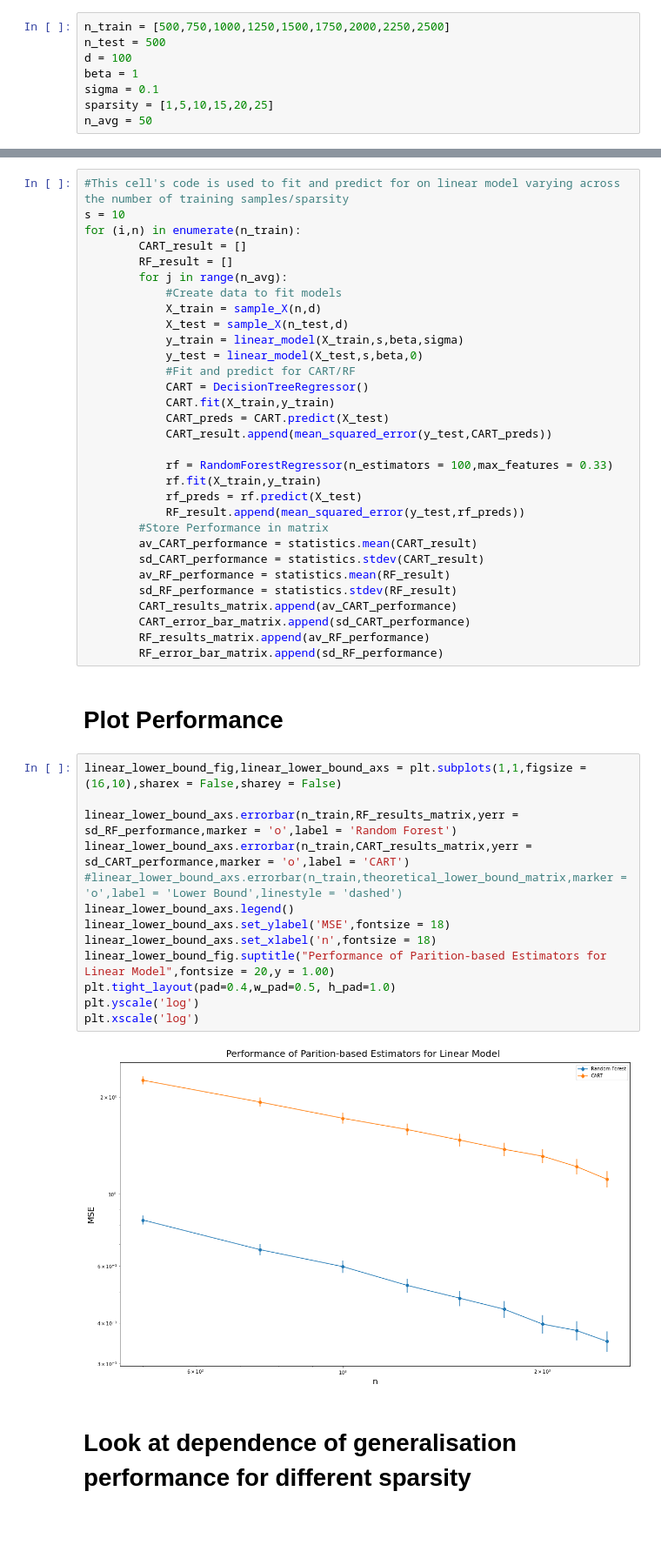
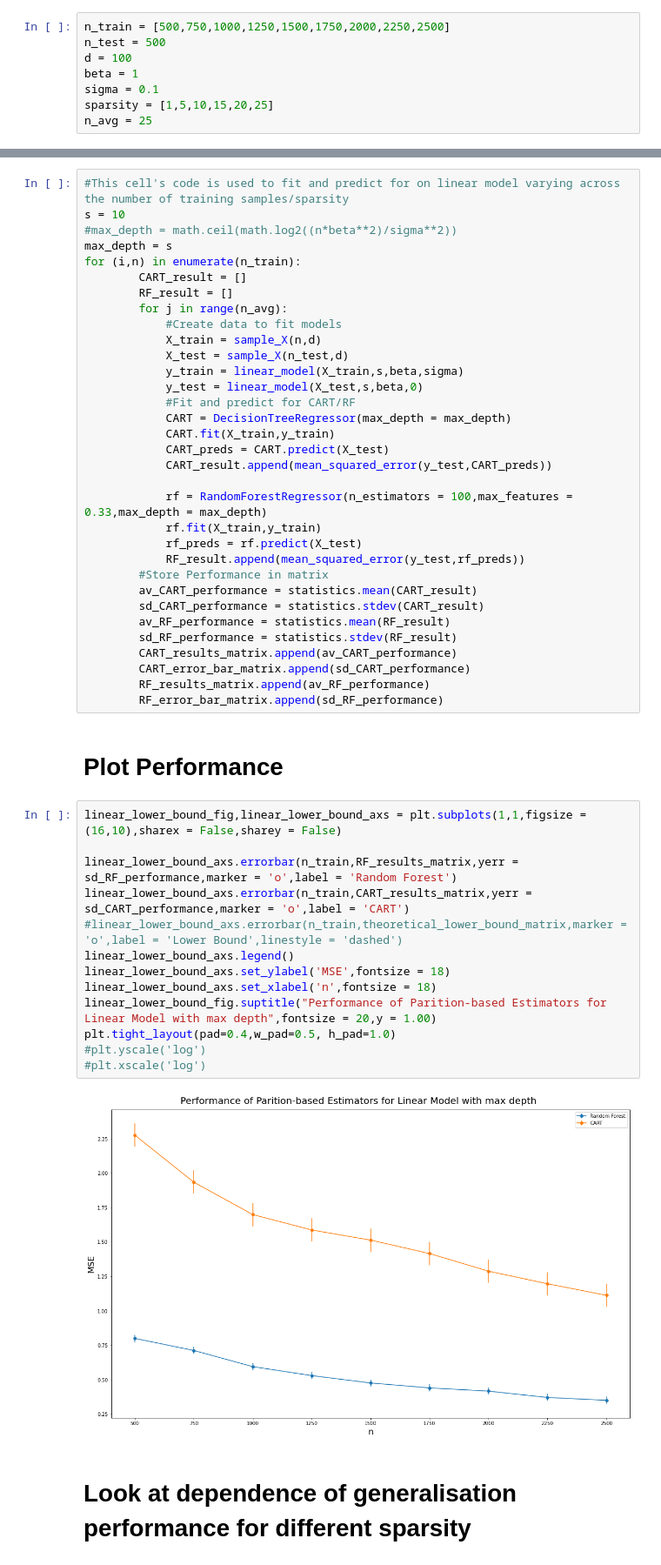
Before and after one commit to aagarwal1996/additive_trees, a Jupyter notebook: Simulations/linear_model_boolean_features.ipynb, the cells around one changed output, grey strips where cells are left out. Shown at 87% size. Saved outputs shown, nothing was run; the diff lists cells and outputs as text; blank space fills up the shorter version.

```diff
--- a/Simulations/linear_model_boolean_features.ipynb
+++ b/Simulations/linear_model_boolean_features.ipynb
@@ -52,7 +53,7 @@ d = 100
 beta = 1
 sigma = 0.1
 sparsity = [1,5,10,15,20,25]
-n_avg = 50
+n_avg = 25
 # %%
 CART_results_matrix = []
 CART_error_bar_matrix = []
@@ -62,6 +63,8 @@ RF_error_bar_matrix = []
 # %%
 #This cell's code is used to fit and predict for on linear model varying across the number of training samples/sparsity
 s = 10
+#max_depth = math.ceil(math.log2((n*beta**2)/sigma**2))
+max_depth = s
 for (i,n) in enumerate(n_train):
         CART_result = []
         RF_result = []
@@ -72,12 +75,12 @@ for (i,n) in enumerate(n_train):
             y_train = linear_model(X_train,s,beta,sigma)
             y_test = linear_model(X_test,s,beta,0)
             #Fit and predict for CART/RF
-            CART = DecisionTreeRegressor()
+            CART = DecisionTreeRegressor(max_depth = max_depth)
             CART.fit(X_train,y_train)
             CART_preds = CART.predict(X_test)
             CART_result.append(mean_squared_error(y_test,CART_preds))
 
-            rf = RandomForestRegressor(n_estimators = 100,max_features = 0.33)
+            rf = RandomForestRegressor(n_estimators = 100,max_features = 0.33,max_depth = max_depth)
             rf.fit(X_train,y_train)
             rf_preds = rf.predict(X_test)
             RF_result.append(mean_squared_error(y_test,rf_preds))
@@ -95,18 +98,18 @@ for (i,n) in enumerate(n_train):
 # %%
 linear_lower_bound_fig,linear_lower_bound_axs = plt.subplots(1,1,figsize = (16,10),sharex = False,sharey = False)
 
 linear_lower_bound_axs.errorbar(n_train,RF_results_matrix,yerr = sd_RF_performance,marker = 'o',label = 'Random Forest')
 linear_lower_bound_axs.errorbar(n_train,CART_results_matrix,yerr = sd_CART_performance,marker = 'o',label = 'CART')
 #linear_lower_bound_axs.errorbar(n_train,theoretical_lower_bound_matrix,marker = 'o',label = 'Lower Bound',linestyle = 'dashed')
 linear_lower_bound_axs.legend()
 linear_lower_bound_axs.set_ylabel('MSE',fontsize = 18)
 linear_lower_bound_axs.set_xlabel('n',fontsize = 18)
-linear_lower_bound_fig.suptitle("Performance of Parition-based Estimators for Linear Model",fontsize = 20,y = 1.00)
+linear_lower_bound_fig.suptitle("Performance of Parition-based Estimators for Linear Model with max depth",fontsize = 20,y = 1.00)
 plt.tight_layout(pad=0.4,w_pad=0.5, h_pad=1.0)
-plt.yscale('log')
-plt.xscale('log')
+#plt.yscale('log')
+#plt.xscale('log')
 # %% [output]
-[figure, old version]
+[figure, new version]
 # %% [markdown]
 # Look at dependence of generalisation performance for different sparsity
 # %%
```
Also changed, not shown: parts of 1 cell of this notebook, 1 other file.
